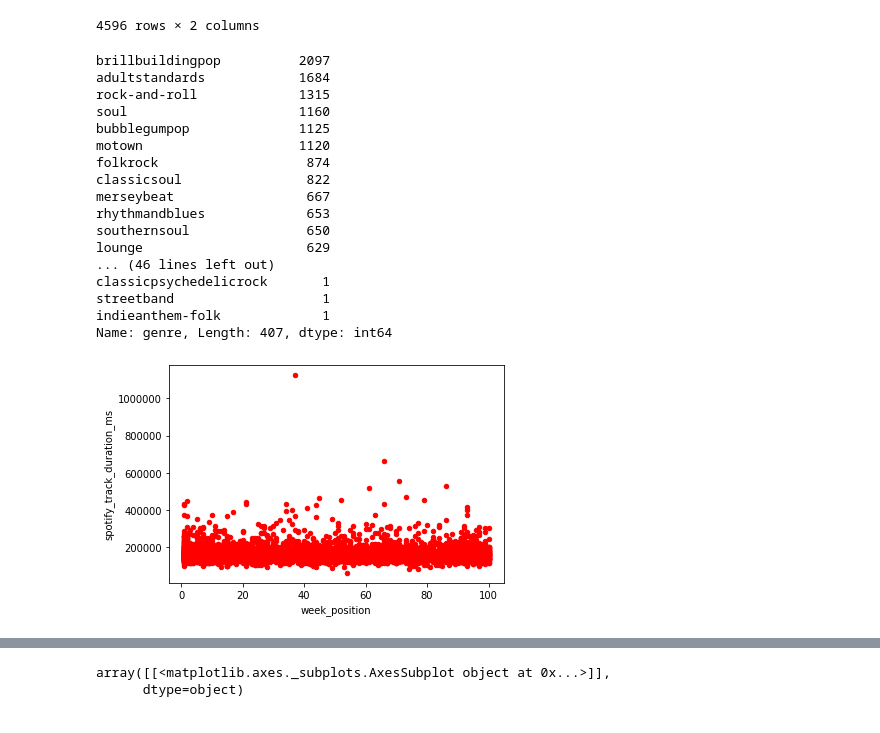
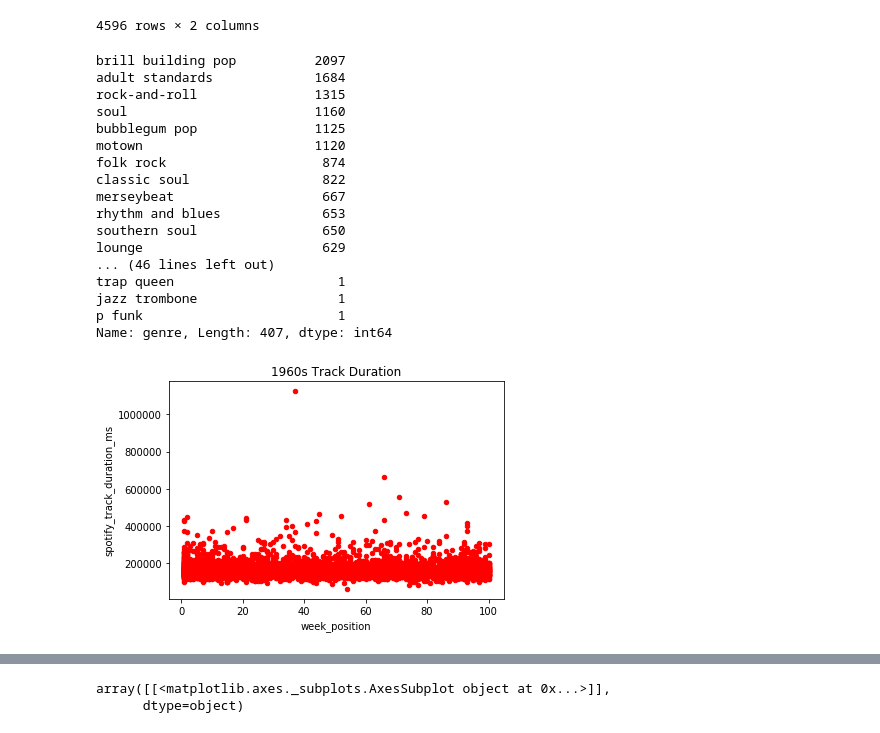
Before and after one commit to JKocher13/DataEngineering.Labs.AirflowProject, a Jupyter notebook: Python_Notebook_for_Airflow_Project.ipynb, the cells around one changed output, grey strips where cells are left out. Drawn from its saved outputs; the diff is of its cells as text; code cells hidden in the pictures.

```diff
--- a/Python_Notebook_for_Airflow_Project.ipynb
+++ b/Python_Notebook_for_Airflow_Project.ipynb
@@ -182,7 +182,7 @@ for genre in top1960_df["spotify_genre"]:
         genre = genre.replace("[", "")
         genre = genre.replace("]", "")
         genre = genre.replace("'", "")
-        genre = genre.replace(" ", "")
+        #genre = genre.replace(" ", "")
         x = genre.split(",")
         genre_list.append(x)
 
@@ -192,33 +192,34 @@ for genre in genre_list:
 
 genre_pd_1960s = pd.DataFrame(sub_genre_lst)
 genre_pd_1960s = genre_pd_1960s.rename(columns={0: "genre"})
+genre_pd_1960s = genre_pd_1960s['genre'].str.lstrip(" ")
 
-genre_pd_1960s['genre'].value_counts()
+genre_pd_1960s.value_counts()
 # %% [output]
-brillbuildingpop          2097
-adultstandards            1684
-rock-and-roll             1315
-soul                      1160
-bubblegumpop              1125
-motown                    1120
-folkrock                   874
-classicsoul                822
-merseybeat                 667
-rhythmandblues             653
-southernsoul               650
-lounge                     629
+brill building pop          2097
+adult standards             1684
+rock-and-roll               1315
+soul                        1160
+bubblegum pop               1125
+motown                      1120
+folk rock                    874
+classic soul                 822
+merseybeat                   667
+rhythm and blues             653
+southern soul                650
+lounge                       629
 ... (46 lines left out)
-classicpsychedelicrock       1
-streetband                   1
-indieanthem-folk             1
+trap queen                     1
+jazz trombone                  1
+p funk                         1
 Name: genre, Length: 407, dtype: int64
 # %%
 top1960_df_top10 = top1960_df[top1960_df['week_position']< 800000]
 # %%
-top1960_df.plot(kind='scatter',x='week_position',y='spotify_track_duration_ms',color='red')
+top1960_df.plot(kind='scatter',x='week_position',y='spotify_track_duration_ms',color='red', title = "1960s Track Duration")
 plt.show()
 # %% [output]
-[figure, old version]
+[figure, new version]
 # %%
 top1960_df[top1960_df['spotify_track_duration_ms']> 800000]
 # %% [output]
```
Also changed, not shown: parts of 24 cells of this notebook, 1 other file.
